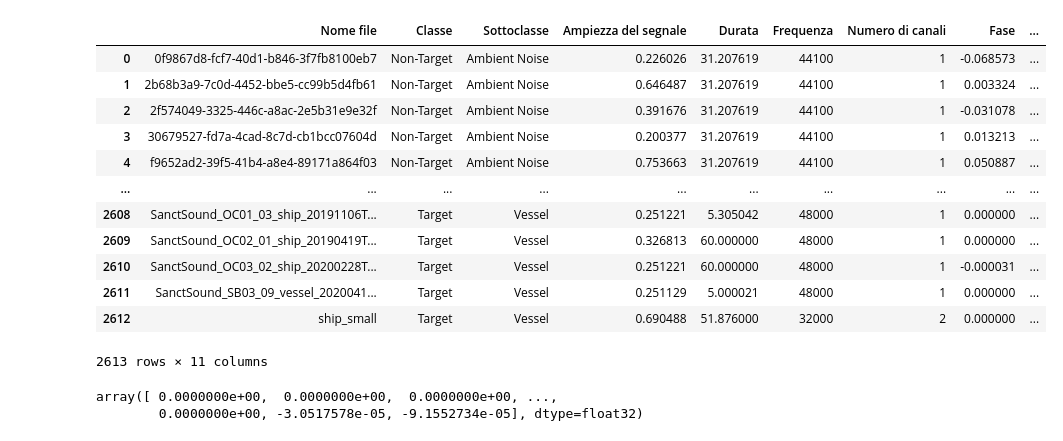
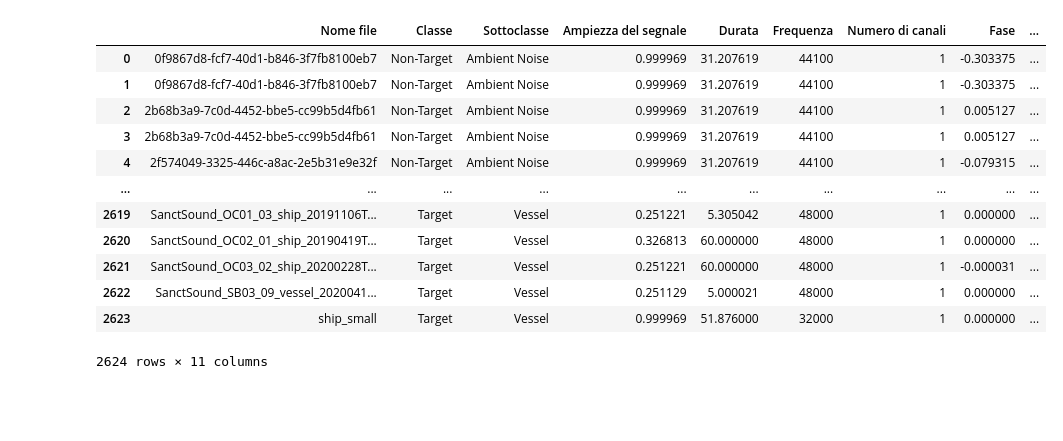
Before and after one commit to TherealBarnar/Underwater-Sounds-Classification-1, a Jupyter notebook: debug_prep.ipynb, the cells around one changed output. Cells and saved outputs as stored; diff of their text form; code cells hidden in the pictures; blank space fills up the shorter version.

Commit message:
analisi + prep

```diff
--- a/debug_prep.ipynb
+++ b/debug_prep.ipynb
@@ -4,25 +4,19 @@ import librosa
 import soundfile as sf
 import preprocessing
 # %%
-audio_df = pd.read_csv('audio_features_dataset_no_duplicates.csv')
+audio_df = pd.read_csv('audio_features_dataset_prep.csv')
 audio_df
 # %% [output]
 |  | Nome file | Classe | Sottoclasse | Ampiezza del segnale | Durata | Frequenza | Numero di canali | Fase | ... |
-| 0 | 0f9867d8-fcf7-40d1-b846-3f7fb8100eb7 | Non-Target | Ambient Noise | 0.226026 | 31.207619 | 44100 | 1 | -0.068573 | ... |
-| 1 | 2b68b3a9-7c0d-4452-bbe5-cc99b5d4fb61 | Non-Target | Ambient Noise | 0.646487 | 31.207619 | 44100 | 1 | 0.003324 | ... |
-| 2 | 2f574049-3325-446c-a8ac-2e5b31e9e32f | Non-Target | Ambient Noise | 0.391676 | 31.207619 | 44100 | 1 | -0.031078 | ... |
-| 3 | 30679527-fd7a-4cad-8c7d-cb1bcc07604d | Non-Target | Ambient Noise | 0.200377 | 31.207619 | 44100 | 1 | 0.013213 | ... |
-| 4 | f9652ad2-39f5-41b4-a8e4-89171a864f03 | Non-Target | Ambient Noise | 0.753663 | 31.207619 | 44100 | 1 | 0.050887 | ... |
+| 0 | 0f9867d8-fcf7-40d1-b846-3f7fb8100eb7 | Non-Target | Ambient Noise | 0.999969 | 31.207619 | 44100 | 1 | -0.303375 | ... |
+| 1 | 0f9867d8-fcf7-40d1-b846-3f7fb8100eb7 | Non-Target | Ambient Noise | 0.999969 | 31.207619 | 44100 | 1 | -0.303375 | ... |
+| 2 | 2b68b3a9-7c0d-4452-bbe5-cc99b5d4fb61 | Non-Target | Ambient Noise | 0.999969 | 31.207619 | 44100 | 1 | 0.005127 | ... |
+| 3 | 2b68b3a9-7c0d-4452-bbe5-cc99b5d4fb61 | Non-Target | Ambient Noise | 0.999969 | 31.207619 | 44100 | 1 | 0.005127 | ... |
+| 4 | 2f574049-3325-446c-a8ac-2e5b31e9e32f | Non-Target | Ambient Noise | 0.999969 | 31.207619 | 44100 | 1 | -0.079315 | ... |
 | ... | ... | ... | ... | ... | ... | ... | ... | ... | ... |
-| 2608 | SanctSound_OC01_03_ship_20191106T... | Target | Vessel | 0.251221 | 5.305042 | 48000 | 1 | 0.000000 | ... |
-| 2609 | SanctSound_OC02_01_ship_20190419T... | Target | Vessel | 0.326813 | 60.000000 | 48000 | 1 | 0.000000 | ... |
-| 2610 | SanctSound_OC03_02_ship_20200228T... | Target | Vessel | 0.251221 | 60.000000 | 48000 | 1 | -0.000031 | ... |
-| 2611 | SanctSound_SB03_09_vessel_2020041... | Target | Vessel | 0.251129 | 5.000021 | 48000 | 1 | 0.000000 | ... |
-| 2612 | ship_small | Target | Vessel | 0.690488 | 51.876000 | 32000 | 2 | 0.000000 | ... |
+| 2619 | SanctSound_OC01_03_ship_20191106T... | Target | Vessel | 0.251221 | 5.305042 | 48000 | 1 | 0.000000 | ... |
+| 2620 | SanctSound_OC02_01_ship_20190419T... | Target | Vessel | 0.326813 | 60.000000 | 48000 | 1 | 0.000000 | ... |
+| 2621 | SanctSound_OC03_02_ship_20200228T... | Target | Vessel | 0.251221 | 60.000000 | 48000 | 1 | -0.000031 | ... |
+| 2622 | SanctSound_SB03_09_vessel_2020041... | Target | Vessel | 0.251129 | 5.000021 | 48000 | 1 | 0.000000 | ... |
+| 2623 | ship_small | Target | Vessel | 0.999969 | 51.876000 | 32000 | 1 | 0.000000 | ... |
-2613 rows × 11 columns
+2624 rows × 11 columns
-# %%
-audio_path = "C:/Users/mario/OneDrive/Desktop/Dataset - Copia/Non-Target/Atlantic croaker/Croaker.wav"
-y, sr = librosa.load(audio_path, sr=None, mono=True)
-# %% [output]
-array([ 0.0000000e+00,  0.0000000e+00,  0.0000000e+00, ...,
-        0.0000000e+00, -3.0517578e-05, -9.1552734e-05], dtype=float32)
```
Also changed, not shown: 9 other files.
